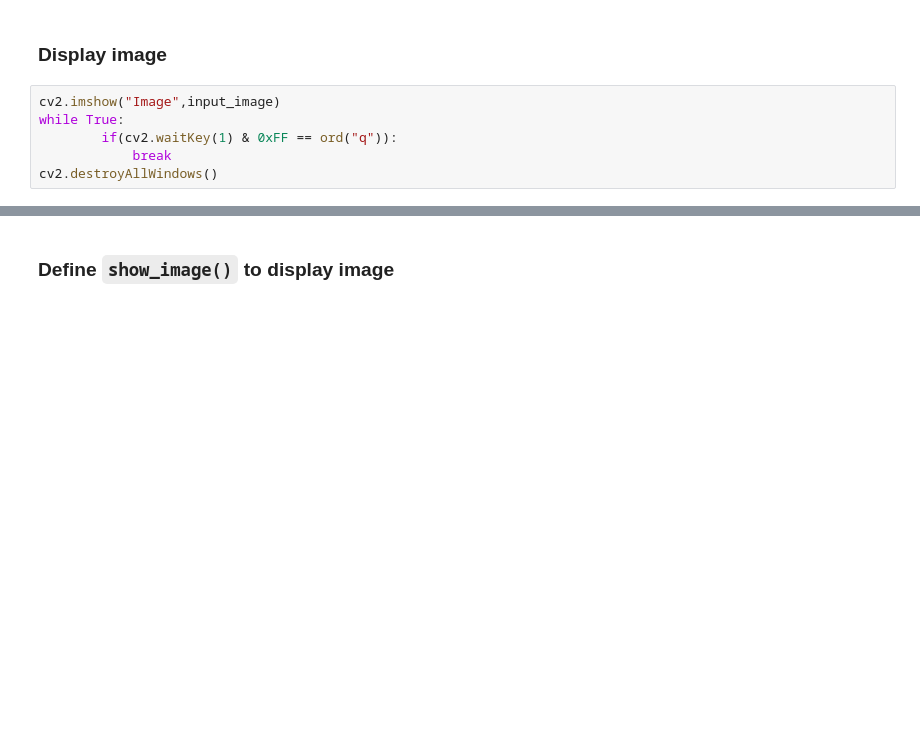
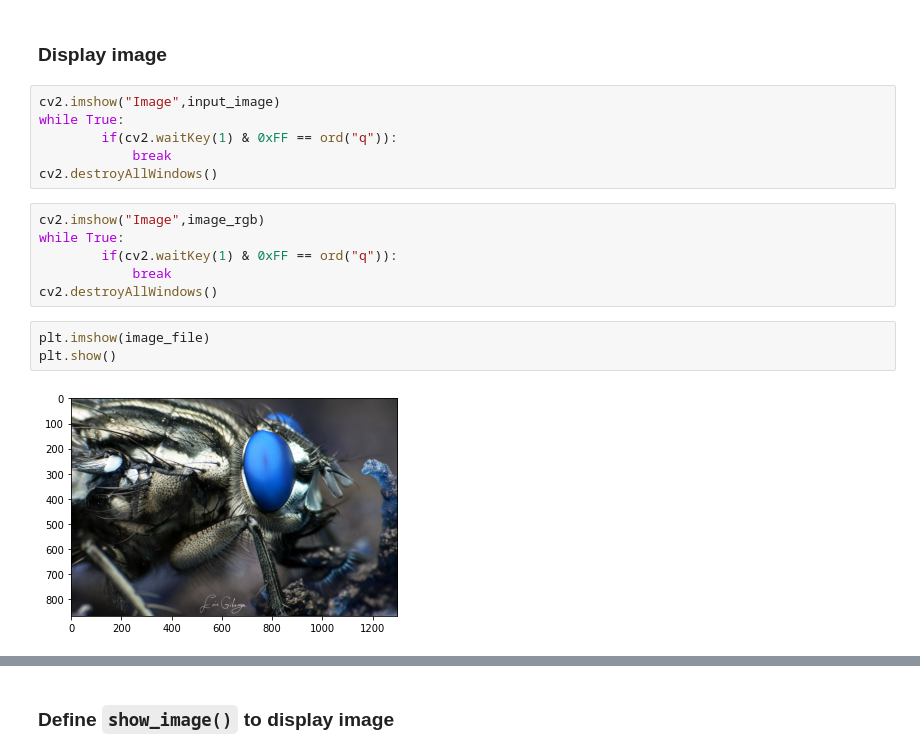
Before and after one commit to Roche619/ons, a Jupyter notebook: splat.ipynb, the cells around one changed output, grey strips where cells are left out. Saved outputs shown, nothing was run; the diff lists cells and outputs as text; blank space fills up the shorter version.

```diff
--- a/splat.ipynb
+++ b/splat.ipynb
@@ -55,3 +65,14 @@ while True:
         if(cv2.waitKey(1) & 0xFF == ord("q")):
             break
 cv2.destroyAllWindows()
+# %%
+cv2.imshow("Image",image_rgb)
+while True:
+        if(cv2.waitKey(1) & 0xFF == ord("q")):
+            break
+cv2.destroyAllWindows()
+# %%
+plt.imshow(image_file)
+plt.show()
+# %% [output]
+[figure, added]
```
Also changed, not shown: parts of 6 cells of this notebook.
